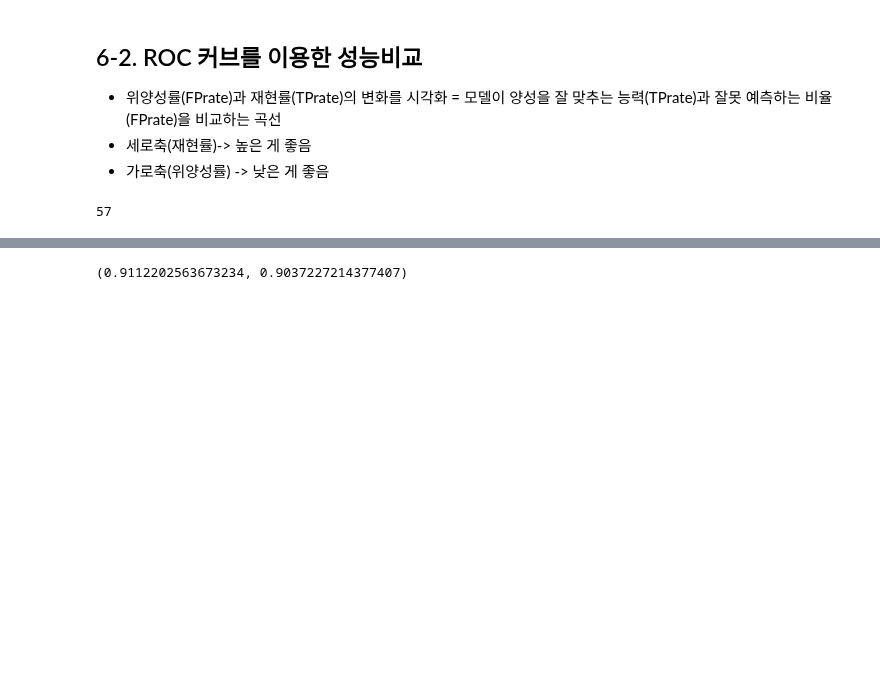
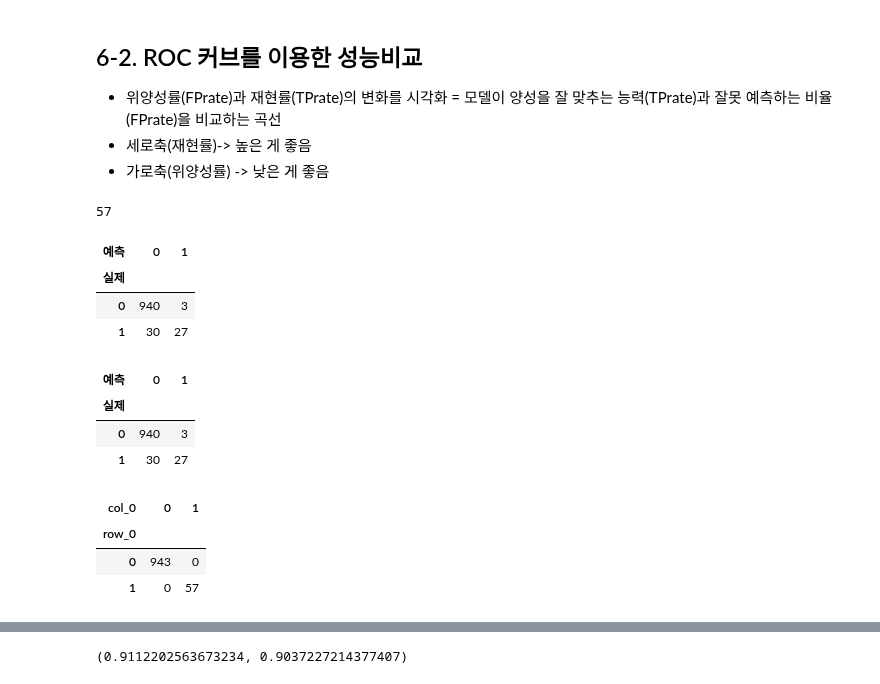
Before and after one commit to hora4444/ai, a Jupyter notebook: source/09_MachineLearning/ch03_분류분석.ipynb, the cells around one changed output, grey strips where cells are left out. Drawn from its saved outputs; the diff is of its cells as text; code cells hidden in the pictures; blank space fills up the shorter version.

```diff
--- a/source/09_MachineLearning/ch03_분류분석.ipynb
+++ b/source/09_MachineLearning/ch03_분류분석.ipynb
@@ -633,3 +632,25 @@ model1 = LogisticRegression().fit(X,y)
+# %%
+from sklearn.linear_model import LogisticRegression
+import pandas as pd
+model1 = LogisticRegression().fit(X,y)
+
+pred1 = model1.predict(X)
+
+pd.crosstab(y, pred1, rownames=['실제'], colnames=['예측'])
+# %% [output]
+| 예측 | 0 | 1 |
+| 실제 |  |  |
+| 0 | 940 | 3 |
+| 1 | 30 | 27 |
 # %%
+from sklearn.svm import SVC
 model2 = SVC(gamma=0.0001, C=3000, probability=True).fit(X,y)
-# pd.crosstab()
+
+pred2 = model2.predict(X)
+
+pd.crosstab(y, pred2, rownames=['실제'], colnames=['예측'])
+# %% [output]
+| 예측 | 0 | 1 |
+| 실제 |  |  |
+| 0 | 940 | 3 |
+| 1 | 30 | 27 |
@@ -638,0 +657,11 @@ pred2 = model2.predict(X)
+# %%
+# decision_function이 없는 모델
+from sklearn.tree import DecisionTreeClassifier
+model3 = DecisionTreeClassifier(random_state=42).fit(X,y)
+pred3 = model3.predict(X)
+pd.crosstab(y,pred3)
+# %% [output]
+| col_0 | 0 | 1 |
+| row_0 |  |  |
+| 0 | 943 | 0 |
+| 1 | 0 | 57 |
```
Also changed, not shown: parts of 8 cells of this notebook, 5 other files.
